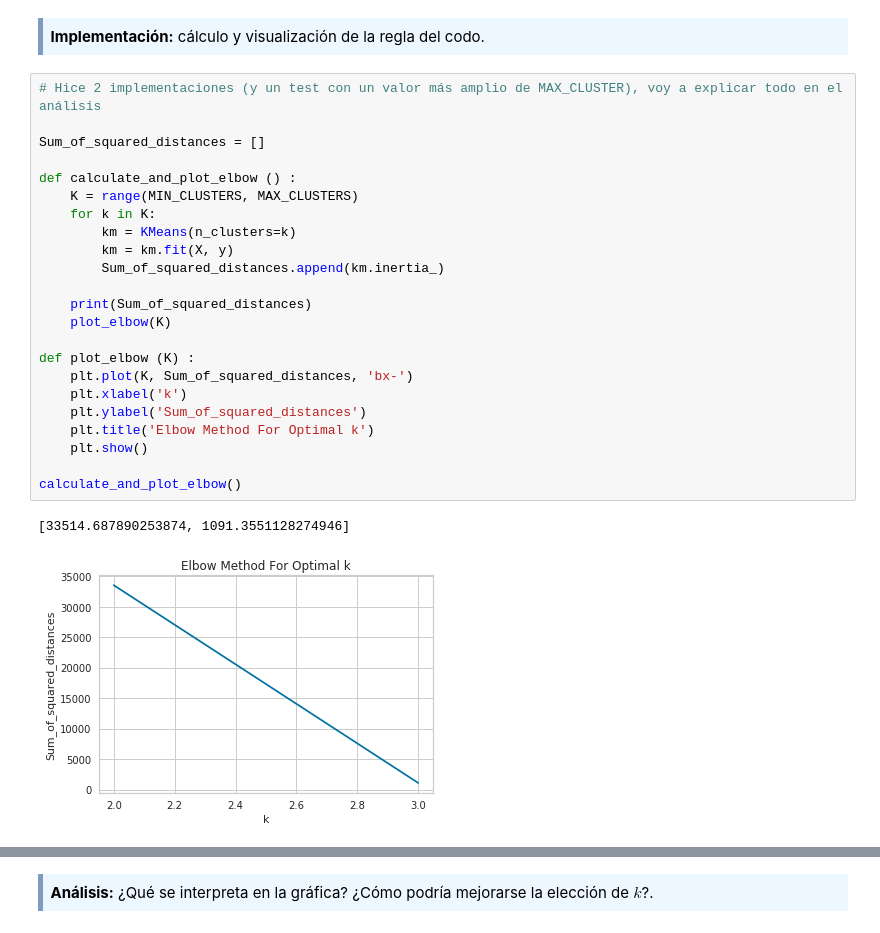
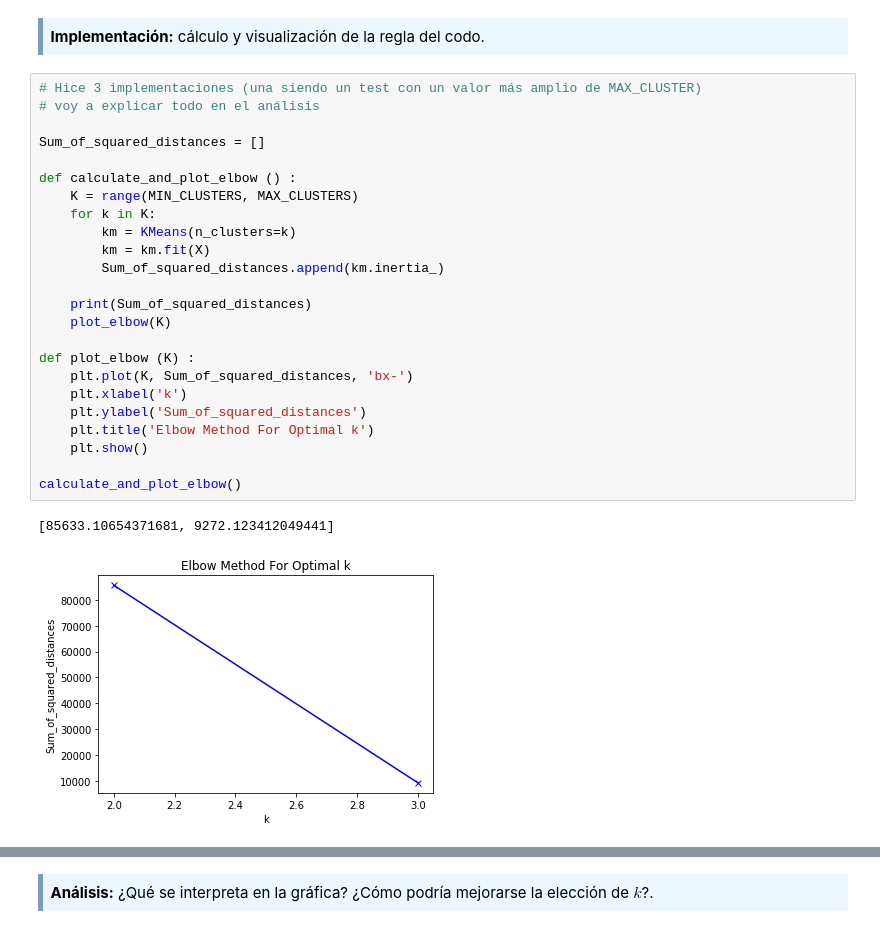
Before and after one commit to fernandoabcampos/advanced-data-mining, a Jupyter notebook: PEC2/20181_M2.855_PEC2-Enunciado.ipynb, the cells around one changed output, grey strips where cells are left out. Saved outputs shown, nothing was run; the diff lists cells and outputs as text.

```diff
--- a/PEC2/20181_M2.855_PEC2-Enunciado.ipynb
+++ b/PEC2/20181_M2.855_PEC2-Enunciado.ipynb
@@ -81,31 +81,32 @@ Este procedimiento realizado para cada posible valor $k$, resulta en una funció
 <strong>Implementación:</strong> cálculo y visualización de la regla del codo.
 </div>
 # %%
-# Hice 2 implementaciones (y un test con un valor más amplio de MAX_CLUSTER), voy a explicar todo en el análisis
+# Hice 3 implementaciones (una siendo un test con un valor más amplio de MAX_CLUSTER)
+# voy a explicar todo en el análisis
 
 Sum_of_squared_distances = []
 
 def calculate_and_plot_elbow () :
     K = range(MIN_CLUSTERS, MAX_CLUSTERS)
     for k in K:
         km = KMeans(n_clusters=k)
-        km = km.fit(X, y)
+        km = km.fit(X)
         Sum_of_squared_distances.append(km.inertia_)
 
     print(Sum_of_squared_distances)
     plot_elbow(K)
 
 def plot_elbow (K) :
     plt.plot(K, Sum_of_squared_distances, 'bx-')
     plt.xlabel('k')
     plt.ylabel('Sum_of_squared_distances')
     plt.title('Elbow Method For Optimal k')
     plt.show()
 
 calculate_and_plot_elbow()
 # %% [output]
-[33514.687890253874, 1091.3551128274946]
+[85633.10654371681, 9272.123412049441]
-[figure, old version]
+[figure, new version]
 # %%
 from sklearn.cluster import MiniBatchKMeans
 
```
Also changed, not shown: parts of 9 cells of this notebook.
